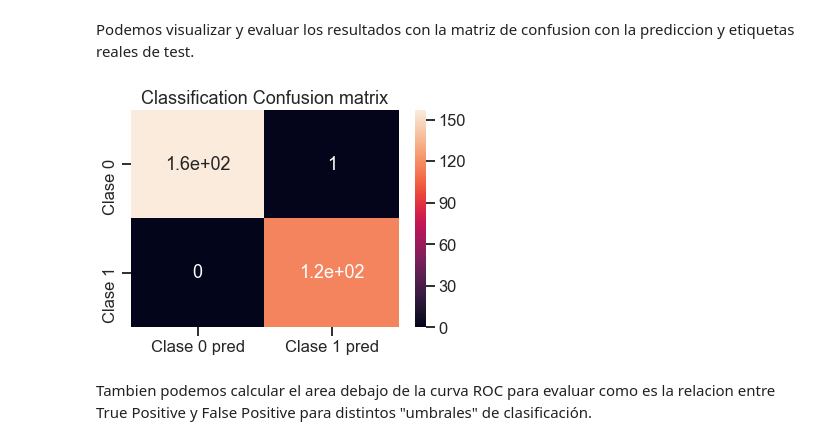
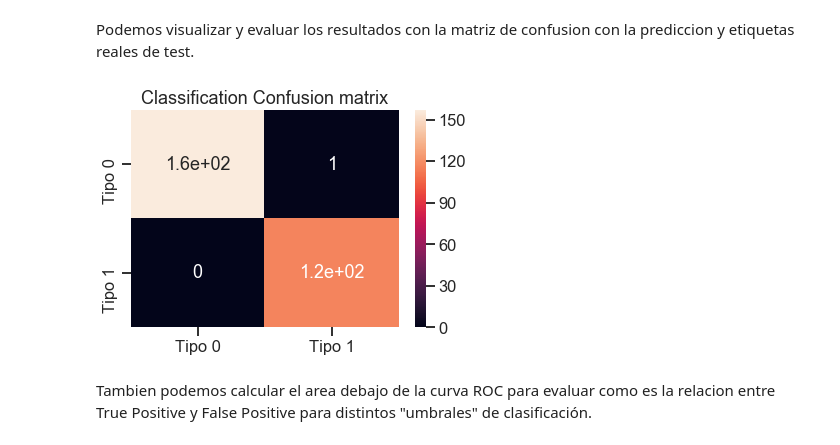
Before and after one commit to lucaschicco/Remo, a Jupyter notebook: Ejercicio_Asignación_Grupo13.ipynb, the cells around one changed output. Cells and saved outputs as stored; diff of their text form; code cells hidden in the pictures.

```diff
--- a/Ejercicio_Asignación_Grupo13.ipynb
+++ b/Ejercicio_Asignación_Grupo13.ipynb
@@ -233,13 +233,13 @@ Podemos visualizar y evaluar los resultados con la matriz de confusion con la pr
 # %%
 cm_lr = confusion_matrix(ytest, ypred_lr)
 # %%
-df_cm = pd.DataFrame(cm_lr, index = ['Clase 0', 'Clase 1'], columns = ['Clase 0 pred', 'Clase 1 pred'])
+df_cm = pd.DataFrame(cm_lr, index = ['Tipo 0', 'Tipo 1'], columns = ['Tipo 0', 'Tipo 1'])
 plt.figure(figsize = (6,4))
 sns.heatmap(df_cm, annot=True)
 plt.title('Classification Confusion matrix')
 plt.show()
 # %% [output]
-[figure, old version]
+[figure, new version]
 # %% [markdown]
 Tambien podemos calcular el area debajo de la curva ROC para evaluar como es la relacion entre True Positive y False Positive para distintos "umbrales" de clasificación.
 # %%
```
Also changed, not shown: parts of 2 cells of this notebook.
